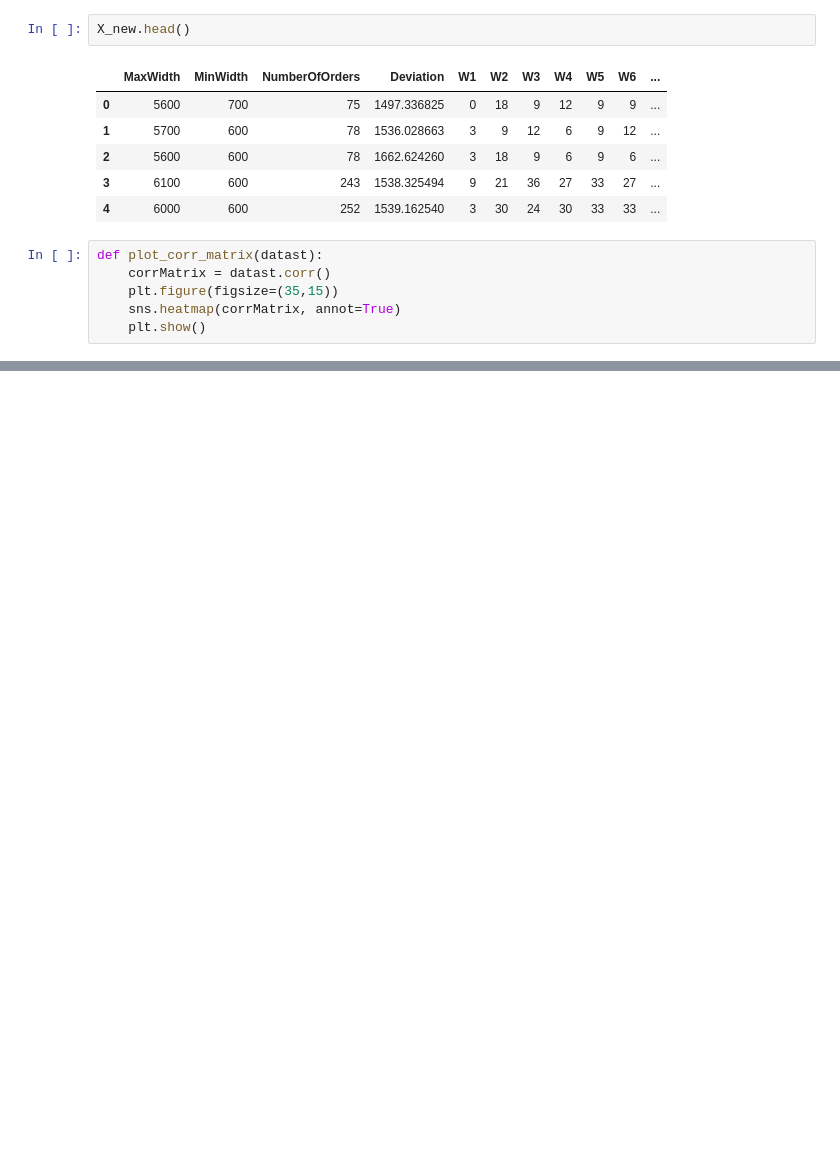
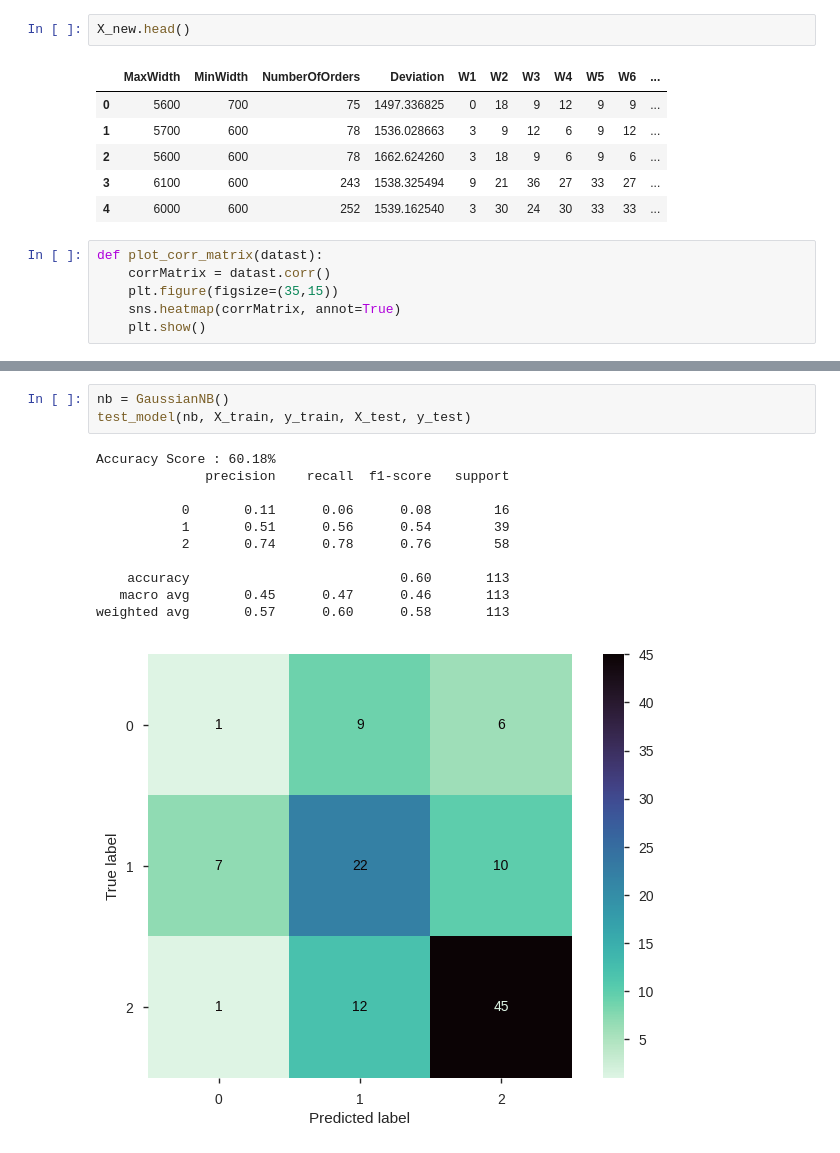
Before and after one commit to teoad95/Infusing-business-optimization-processes-with-machine-learning-and-expert-knowledge., a Jupyter notebook: Main_notebook.ipynb, the cells around one changed output, grey strips where cells are left out. Cells and saved outputs as stored; diff of their text form; blank space fills up the shorter version.

```diff
--- a/Main_notebook.ipynb
+++ b/Main_notebook.ipynb
@@ -168,0 +204,15 @@ plot_corr_matrix(X_new)
+# %%
+nb = GaussianNB()
+test_model(nb, X_train, y_train, X_test, y_test)
+# %% [output]
+Accuracy Score : 60.18%
+              precision    recall  f1-score   support
+
+           0       0.11      0.06      0.08        16
+           1       0.51      0.56      0.54        39
+           2       0.74      0.78      0.76        58
+
+    accuracy                           0.60       113
+   macro avg       0.45      0.47      0.46       113
+weighted avg       0.57      0.60      0.58       113
+[figure, added]
```
Also changed, not shown: parts of 29 cells of this notebook.
